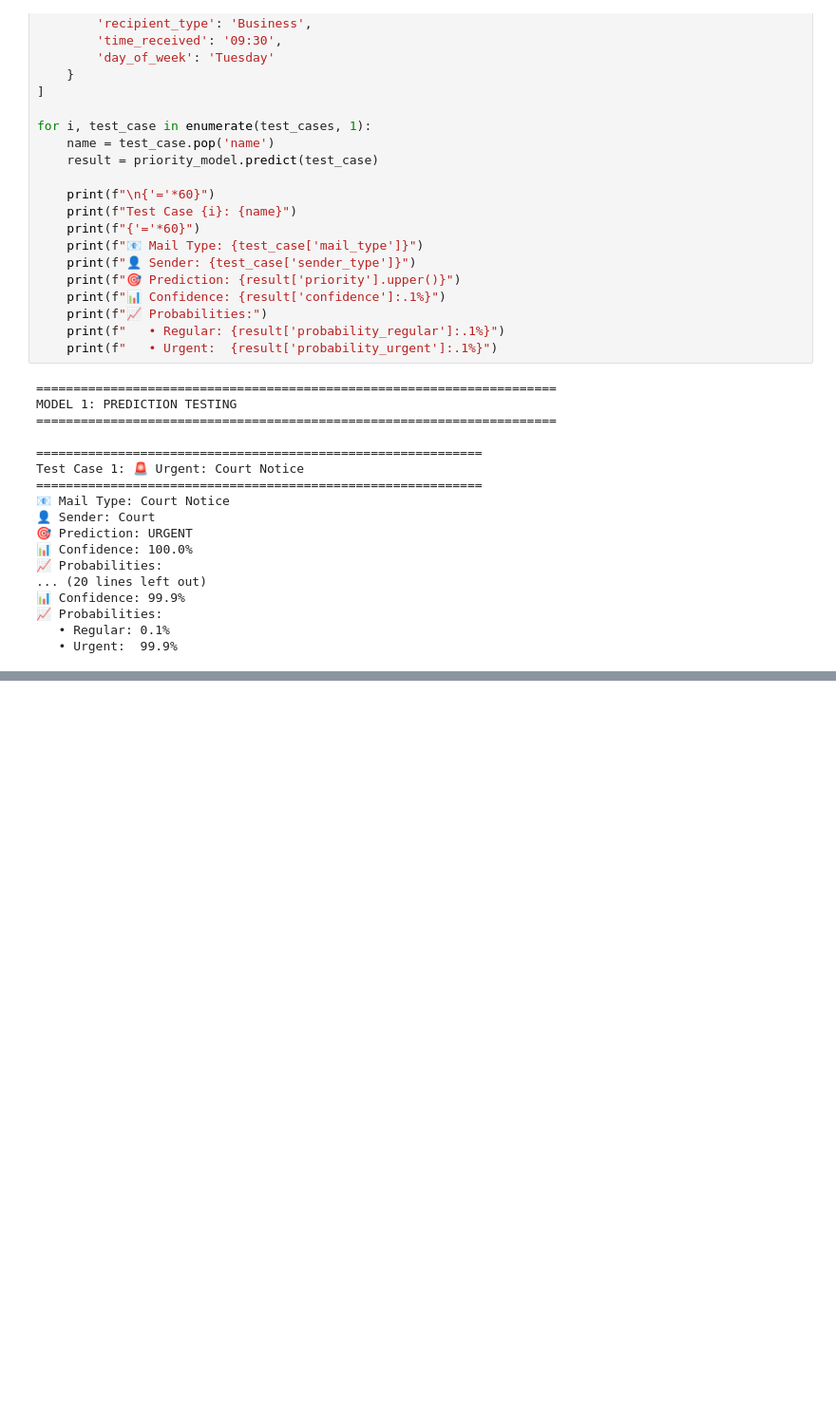
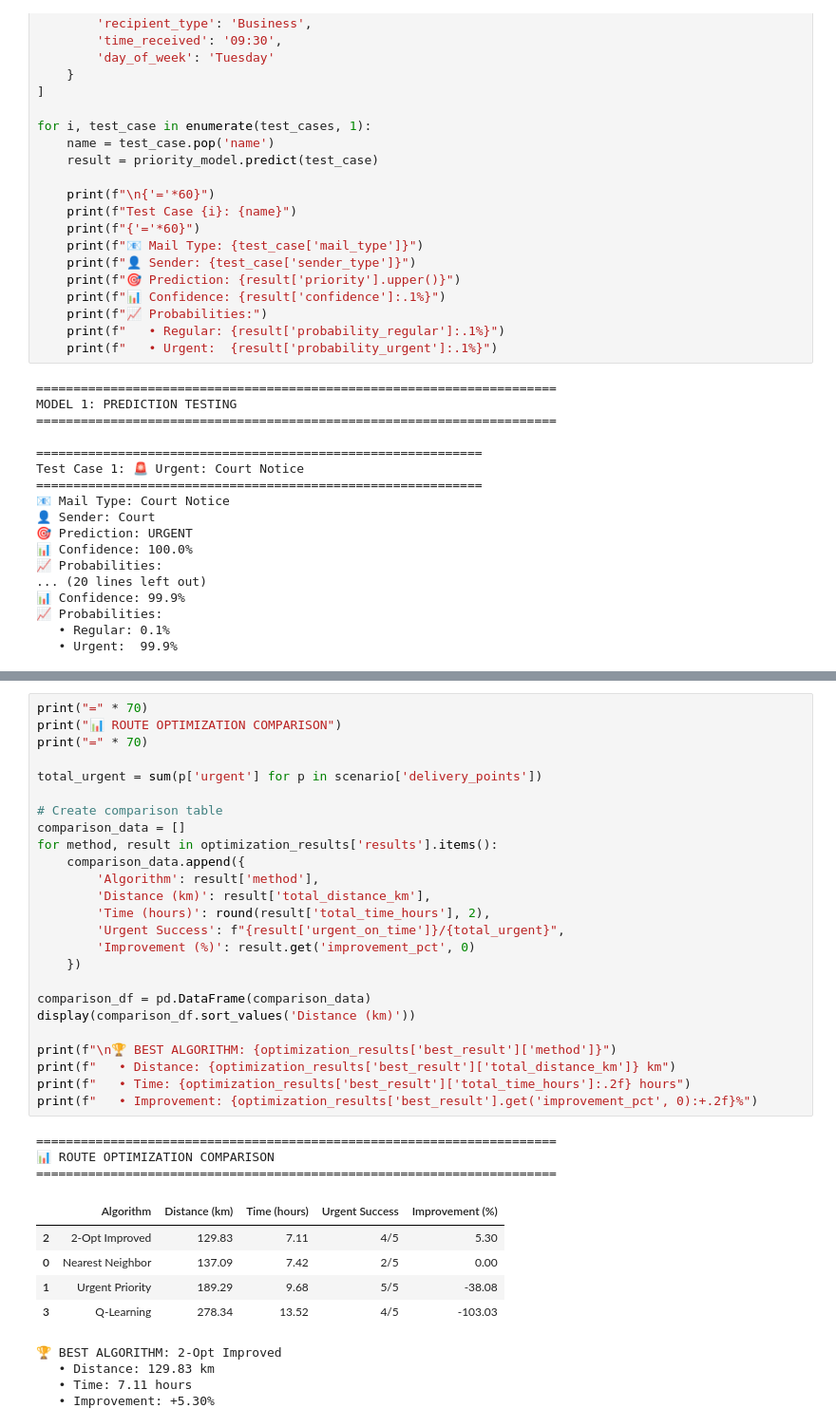
Before and after one commit to DilumiGimansha/Smart-Postal, a Jupyter notebook: ML-Routes-Prediction-Model/Routes_Pradictions_Model.ipynb, the cells around one changed output, grey strips where cells are left out. Shown at 95% size. Drawn from its saved outputs; the diff is of its cells as text; blank space fills up the shorter version.

```diff
--- a/ML-Routes-Prediction-Model/Routes_Pradictions_Model.ipynb
+++ b/ML-Routes-Prediction-Model/Routes_Pradictions_Model.ipynb
@@ -667,0 +1284,38 @@ Test Case 1: 🚨 Urgent: Court Notice
+# %%
+print("=" * 70)
+print("📊 ROUTE OPTIMIZATION COMPARISON")
+print("=" * 70)
+
+total_urgent = sum(p['urgent'] for p in scenario['delivery_points'])
+
+# Create comparison table
+comparison_data = []
+for method, result in optimization_results['results'].items():
+    comparison_data.append({
+        'Algorithm': result['method'],
+        'Distance (km)': result['total_distance_km'],
+        'Time (hours)': round(result['total_time_hours'], 2),
+        'Urgent Success': f"{result['urgent_on_time']}/{total_urgent}",
+        'Improvement (%)': result.get('improvement_pct', 0)
+    })
+
+comparison_df = pd.DataFrame(comparison_data)
+display(comparison_df.sort_values('Distance (km)'))
+
+print(f"\n🏆 BEST ALGORITHM: {optimization_results['best_result']['method']}")
+print(f"   • Distance: {optimization_results['best_result']['total_distance_km']} km")
+print(f"   • Time: {optimization_results['best_result']['total_time_hours']:.2f} hours")
+print(f"   • Improvement: {optimization_results['best_result'].get('improvement_pct', 0):+.2f}%")
+# %% [output]
+======================================================================
+📊 ROUTE OPTIMIZATION COMPARISON
+======================================================================
+|  | Algorithm | Distance (km) | Time (hours) | Urgent Success | Improvement (%) |
+| 2 | 2-Opt Improved | 129.83 | 7.11 | 4/5 | 5.30 |
+| 0 | Nearest Neighbor | 137.09 | 7.42 | 2/5 | 0.00 |
+| 1 | Urgent Priority | 189.29 | 9.68 | 5/5 | -38.08 |
+| 3 | Q-Learning | 278.34 | 13.52 | 4/5 | -103.03 |
+🏆 BEST ALGORITHM: 2-Opt Improved
+   • Distance: 129.83 km
+   • Time: 7.11 hours
+   • Improvement: +5.30%
```
Also changed, not shown: parts of 10 cells of this notebook, 3 other files.
